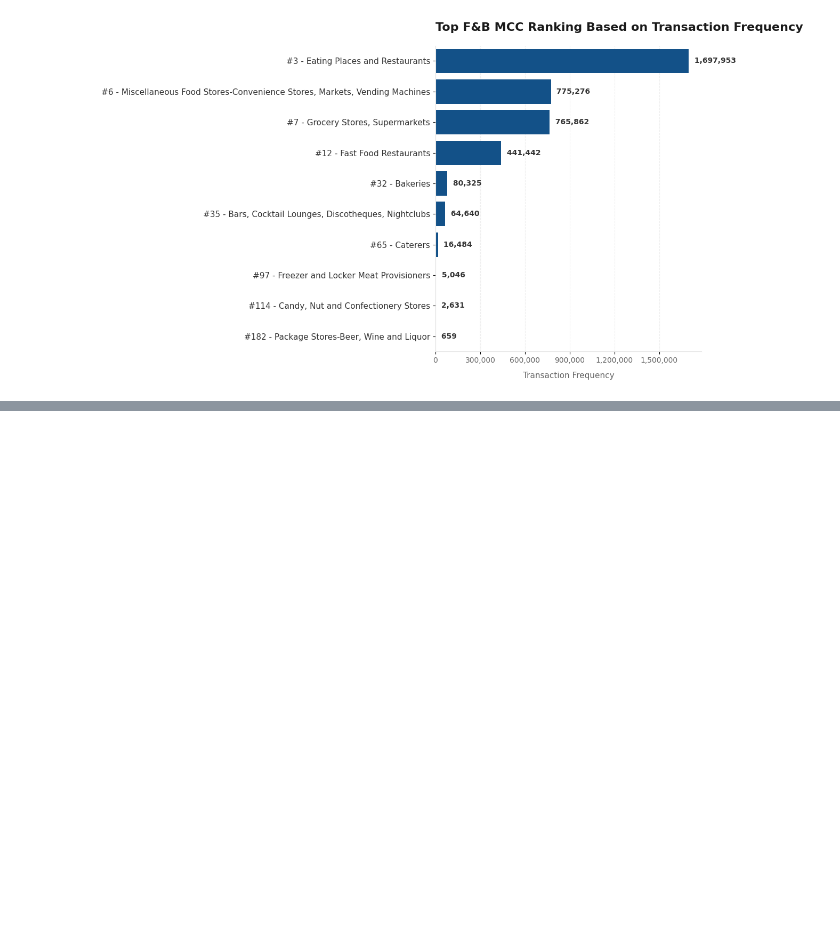
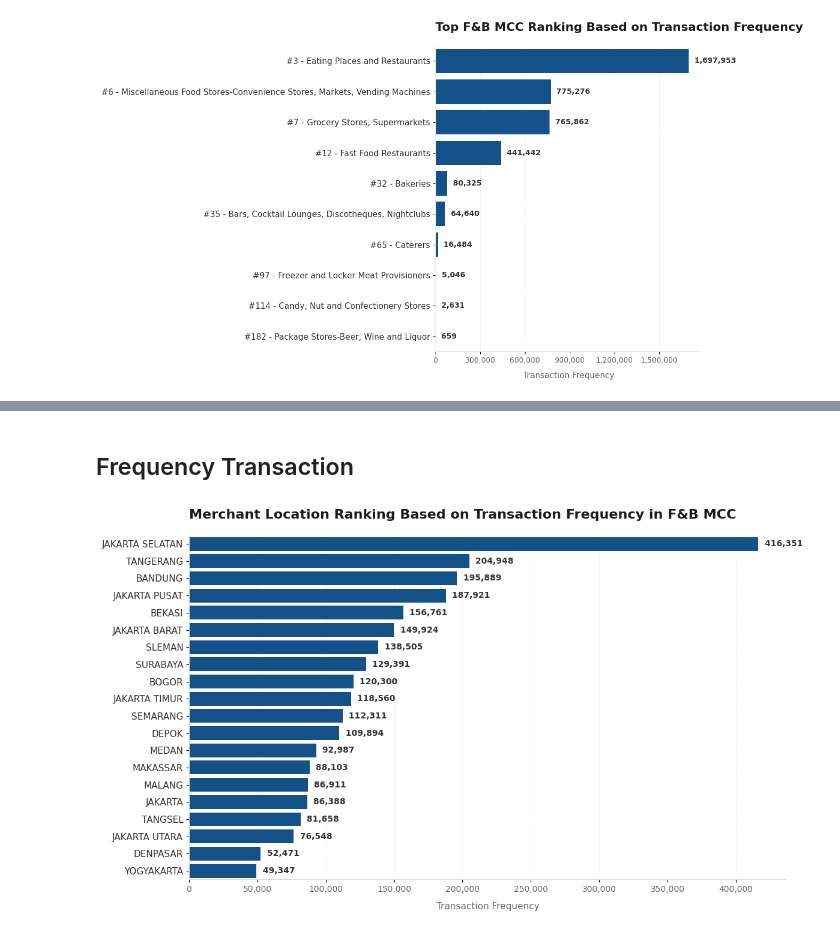
Before and after one commit to FakhriAl-farobi/qris-insight, a Jupyter notebook: F&B.ipynb, the cells around one changed output, grey strips where cells are left out. Cells and saved outputs as stored; diff of their text form; code cells hidden in the pictures; blank space fills up the shorter version.

```diff
--- a/F&B.ipynb
+++ b/F&B.ipynb
@@ -167,0 +421,15 @@ plot_horizontal_bar(
+# %% [markdown]
+## Frequency Transaction
+# %%
+plot_horizontal_bar(
+    df=df_fb_loc,
+    metric='transaction_frequency',
+    y_col='merchant_location',
+    title='Merchant Location Ranking Based on Transaction Frequency in F&B MCC',
+    xlabel='Transaction Frequency',
+    x_format_func=format_count,
+    label_format_func=lambda x: f' {x:,.0f}',
+    keywords=None
+)
+# %% [output]
+[figure, added]
```
Also changed, not shown: parts of 29 cells of this notebook, 6 other files.
